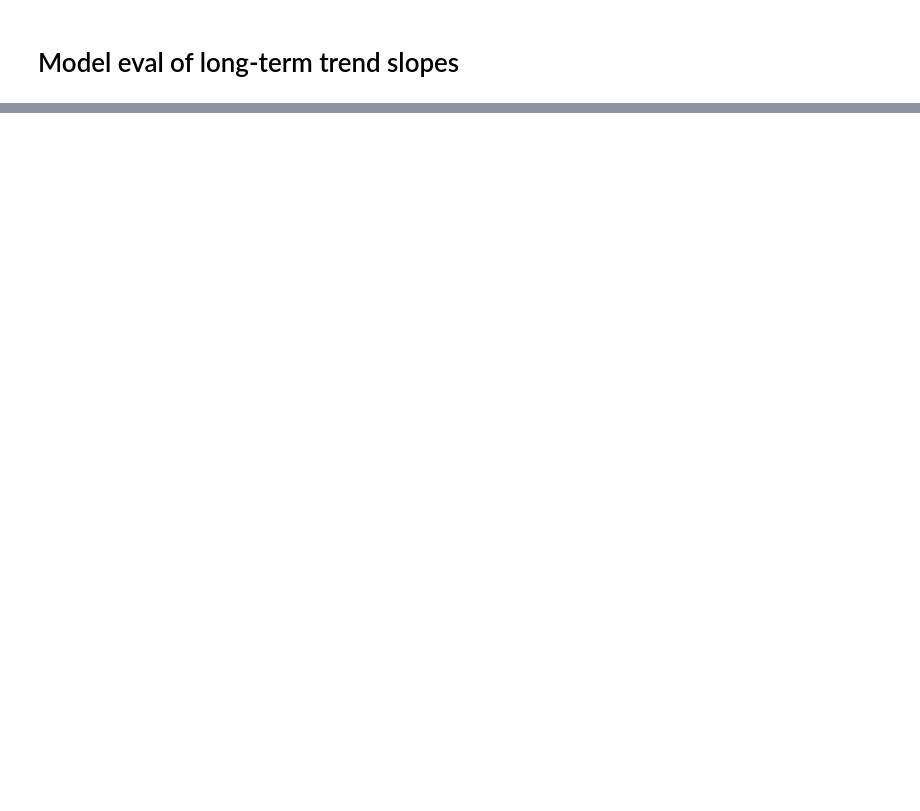
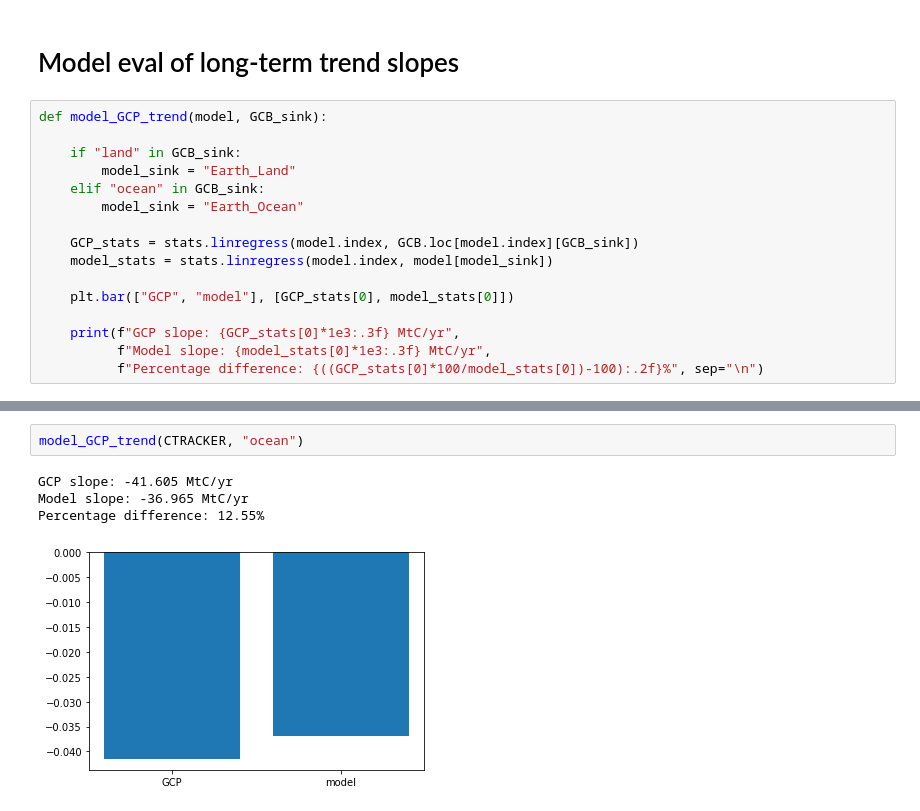
Before and after one commit to rursino/carbon-cycle-feedbacks, a Jupyter notebook: Peylin_flux/Notebooks/model_evaluation.ipynb, the cells around one changed output, grey strips where cells are left out. Cells and saved outputs as stored; diff of their text form; blank space fills up the shorter version.

```diff
--- a/Peylin_flux/Notebooks/model_evaluation.ipynb
+++ b/Peylin_flux/Notebooks/model_evaluation.ipynb
@@ -336,2 +277,18 @@ autocorrelation_plot(GCB["ocean"])
 # %% [markdown]
 # Model eval of long-term trend slopes
+# %%
+def model_GCP_trend(model, GCB_sink):
+
+    if "land" in GCB_sink:
+        model_sink = "Earth_Land"
+    elif "ocean" in GCB_sink:
+        model_sink = "Earth_Ocean"
+
+    GCP_stats = stats.linregress(model.index, GCB.loc[model.index][GCB_sink])
+    model_stats = stats.linregress(model.index, model[model_sink])
+
+    plt.bar(["GCP", "model"], [GCP_stats[0], model_stats[0]])
+
+    print(f"GCP slope: {GCP_stats[0]*1e3:.3f} MtC/yr",
+          f"Model slope: {model_stats[0]*1e3:.3f} MtC/yr",
+          f"Percentage difference: {((GCP_stats[0]*100/model_stats[0])-100):.2f}%", sep="\n")
@@ -337,0 +302,7 @@ autocorrelation_plot(GCB["ocean"])
+# %%
+model_GCP_trend(CTRACKER, "ocean")
+# %% [output]
+GCP slope: -41.605 MtC/yr
+Model slope: -36.965 MtC/yr
+Percentage difference: 12.55%
+[figure, added]
```
Also changed, not shown: parts of 19 cells of this notebook, 1 other file.
